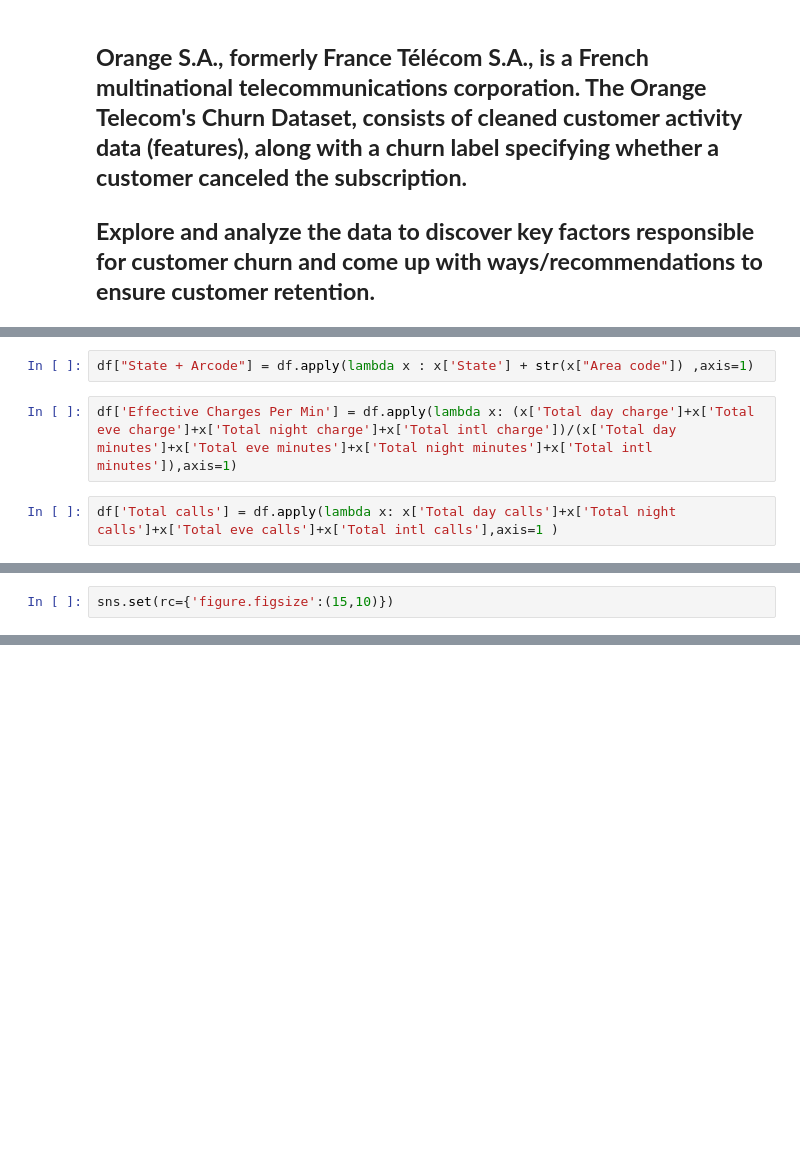
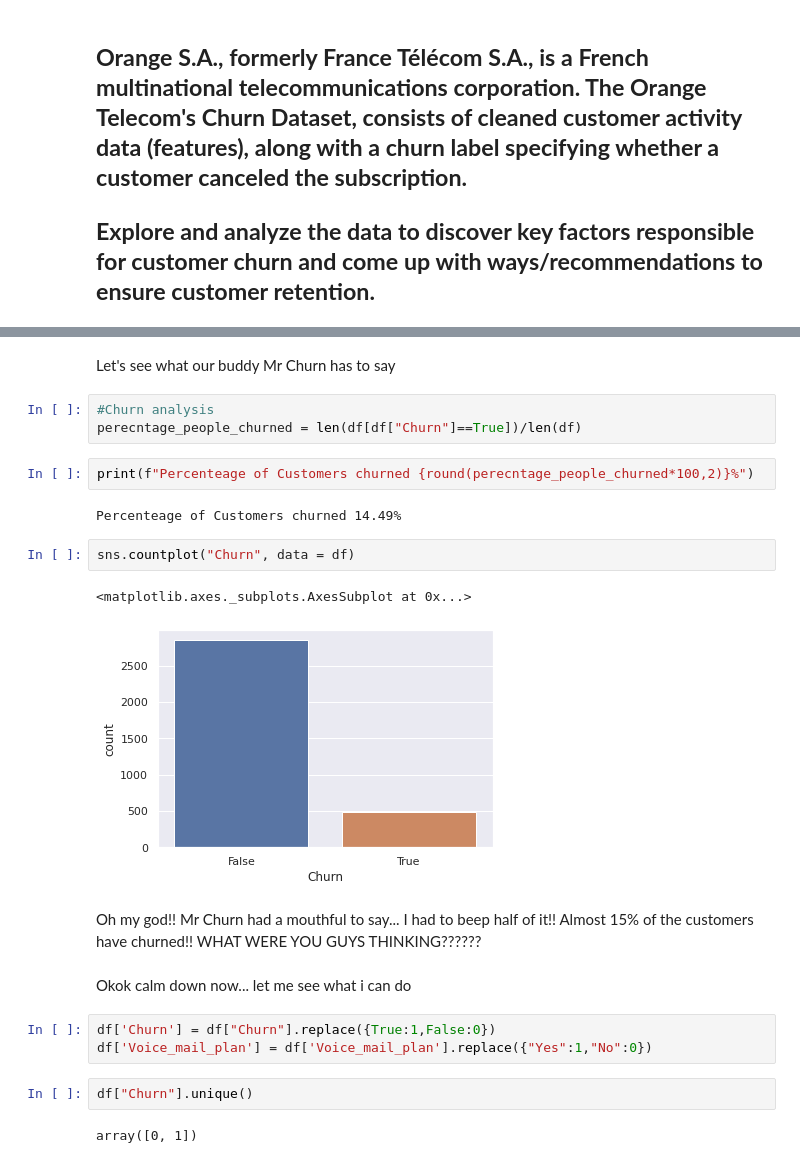
Before and after one commit to martydom/why-do-customer-churn, a Jupyter notebook: Devashish_Bose_Team_1_Capstone_Project.ipynb, the cells around one changed output, grey strips where cells are left out. Saved outputs shown, nothing was run; the diff lists cells and outputs as text; blank space fills up the shorter version.

```diff
--- a/Devashish_Bose_Team_1_Capstone_Project.ipynb
+++ b/Devashish_Bose_Team_1_Capstone_Project.ipynb
@@ -92,6 +65,0 @@ df[(df["International plan"]=='No')&(df["Churn"]==True)]
-# %%
-df["State + Arcode"] = df.apply(lambda x : x['State'] + str(x["Area code"]) ,axis=1)
-# %%
-df['Effective Charges Per Min'] = df.apply(lambda x: (x['Total day charge']+x['Total eve charge']+x['Total night charge']+x['Total intl charge'])/(x['Total day minutes']+x['Total eve minutes']+x['Total night minutes']+x['Total intl minutes']),axis=1)
-# %%
-df['Total calls'] = df.apply(lambda x: x['Total day calls']+x['Total night calls']+x['Total eve calls']+x['Total intl calls'],axis=1 )
@@ -142,2 +65,0 @@ Name: State, dtype: int64
-# %%
-sns.set(rc={'figure.figsize':(15,10)})
@@ -638,0 +98,26 @@ sns.distplot(state_arcode_data["Percentage"])
+# %% [markdown]
+Let's see what our buddy Mr Churn has to say
+# %%
+#Churn analysis
+perecntage_people_churned = len(df[df["Churn"]==True])/len(df)
+# %%
+print(f"Percenteage of Customers churned {round(perecntage_people_churned*100,2)}%")
+# %% [output]
+Percenteage of Customers churned 14.49%
+# %%
+sns.countplot("Churn", data = df)
+# %% [output]
+<matplotlib.axes._subplots.AxesSubplot at 0x...>
+[figure, added]
+# %% [markdown]
+Oh my god!! Mr Churn had a mouthful to say... I had to beep half of it!!
+Almost 15% of the customers have churned!! WHAT WERE YOU GUYS THINKING??????
+# %% [markdown]
+Okok calm down now... let me see what i can do
+# %%
+df['Churn'] = df["Churn"].replace({True:1,False:0})
+df['Voice_mail_plan'] = df['Voice_mail_plan'].replace({"Yes":1,"No":0})
+# %%
+df["Churn"].unique()
+# %% [output]
+array([0, 1])
```
Also changed, not shown: parts of 194 cells of this notebook.
